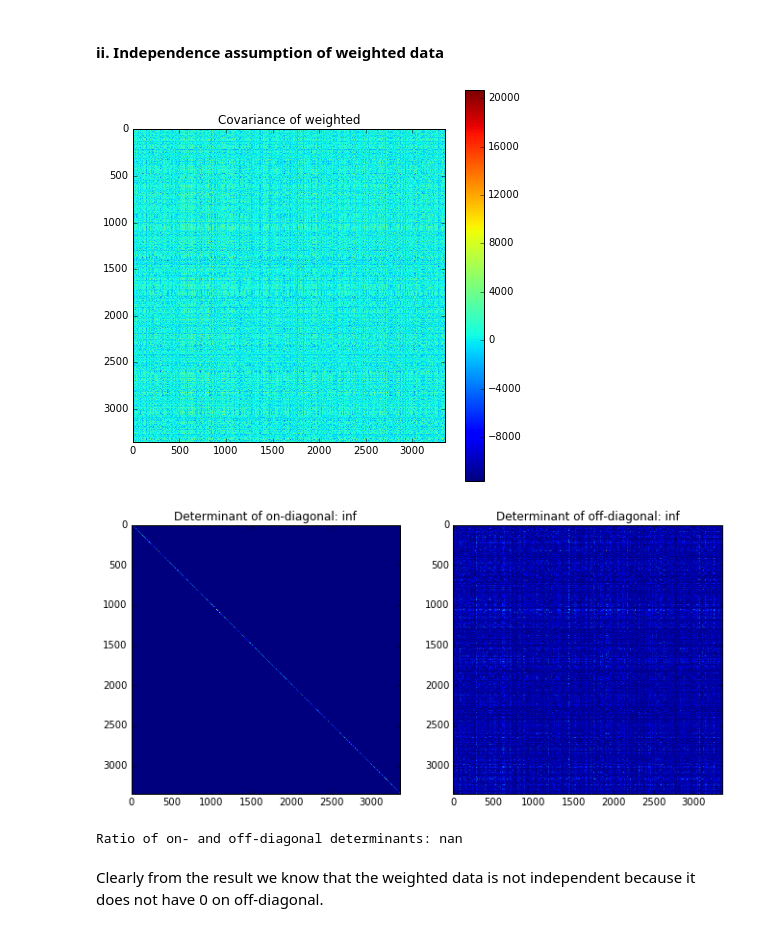
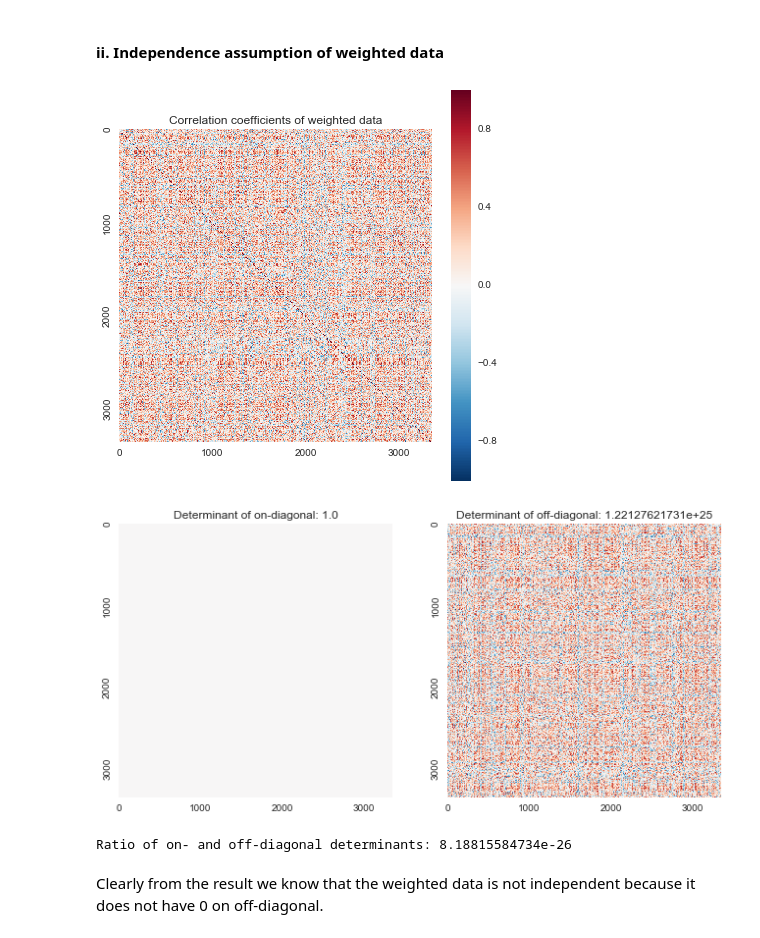
Before and after one commit to Upward-Spiral-Science/chengchang, a Jupyter notebook: Assignment 6.ipynb, the cells around one changed output. Cells and saved outputs as stored; diff of their text form; code cells hidden in the pictures.

```diff
--- a/Assignment 6.ipynb
+++ b/Assignment 6.ipynb
@@ -78,35 +78,32 @@ for i in Zvalue:
         sample = np.random.choice(temp, minlen)
         out = np.column_stack((out, sample))
 # %%
-covar = np.cov(out)
+corr = np.corrcoef(out)
 
 plt.figure(figsize=(7,7))
-plt.imshow(covar)
-plt.title('Covariance of weighted data')
-plt.colorbar()
+sns.heatmap(corr, square=True, xticklabels=1000, yticklabels=1000)
+plt.title('Correlation coefficients of weighted data')
 plt.show()
 
-diag = covar.diagonal() * np.eye(covar.shape[0])
-hollow = covar - diag
+diag = corr.diagonal() * np.eye(corr.shape[0])
+hollow = corr - diag
 d_det = np.linalg.det(diag)
 h_det = np.linalg.det(hollow)
 
 plt.figure(figsize=(11, 8))
 plt.subplot(121)
-plt.imshow(diag)
-plt.clim([0, np.max(covar)])
+sns.heatmap(diag, vmin=np.min(corr), vmax=np.max(corr), cbar=False, square=True, xticklabels=1000, yticklabels=1000)
 plt.title('Determinant of on-diagonal: ' + str(d_det))
 plt.subplot(122)
-plt.imshow(hollow)
-plt.clim([0, np.max(covar)])
+sns.heatmap(hollow, vmin=np.min(corr), vmax=np.max(corr), cbar=False, square=True, xticklabels=1000, yticklabels=1000)
 plt.title('Determinant of off-diagonal: ' + str(h_det))
 plt.show()
 
 print "Ratio of on- and off-diagonal determinants: " + str(d_det / h_det)
 # %% [output]
-[figure, old version]
+[figure, new version]
-[figure, old version]
+[figure, new version]
-Ratio of on- and off-diagonal determinants: nan
+Ratio of on- and off-diagonal determinants: 8.18815584734e-26
 # %% [markdown]
 Clearly from the result we know that the weighted data is not independent because it does not have 0 on off-diagonal.
 # %% [markdown]
```
Also changed, not shown: parts of 13 cells of this notebook, 2 other files.
